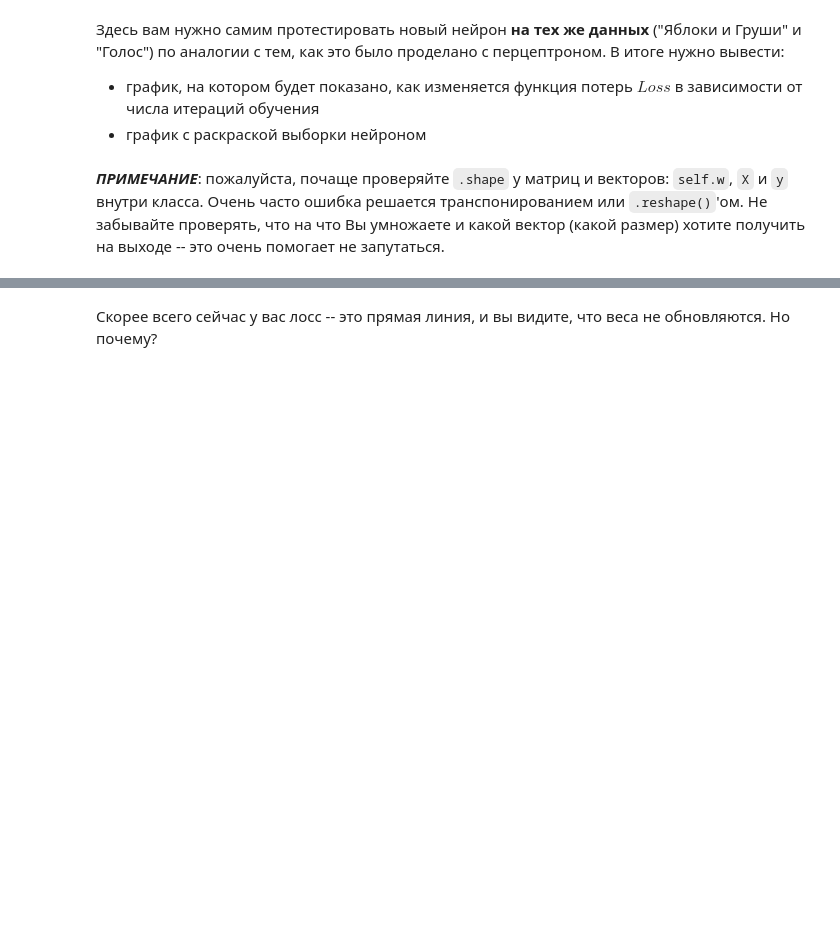
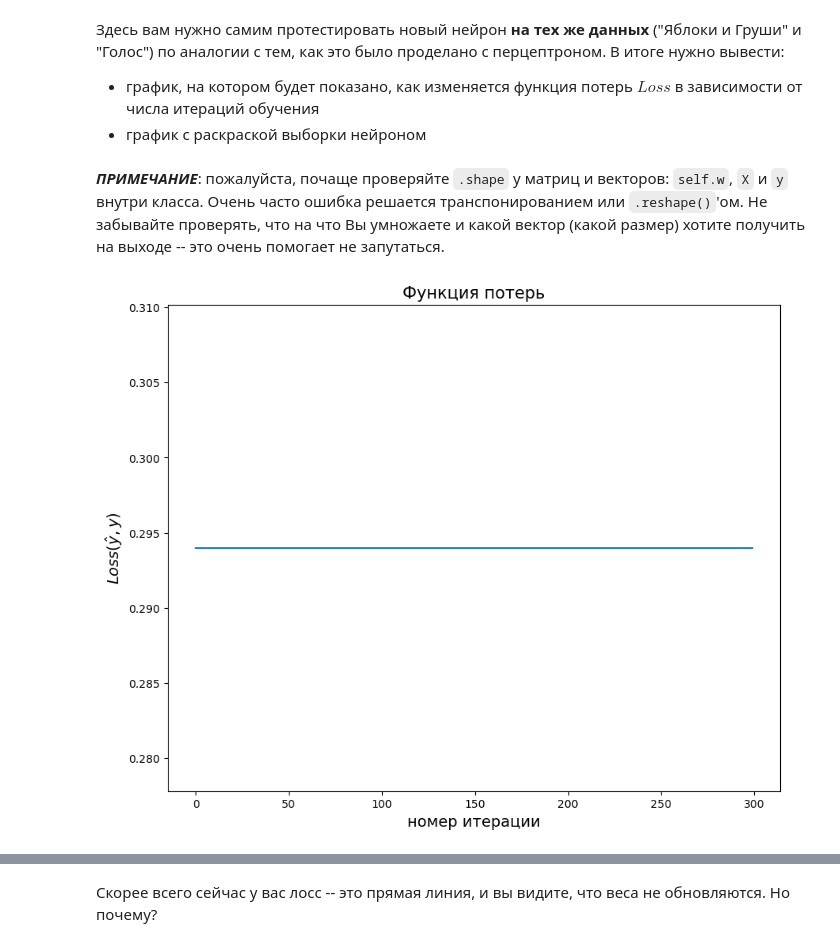
Before and after one commit to MGSDS/Itmo-ML, a Jupyter notebook: Lab 6/test 6.2 neuron_activations.ipynb, the cells around one changed output, grey strips where cells are left out. Drawn from its saved outputs; the diff is of its cells as text; code cells hidden in the pictures; blank space fills up the shorter version.

```diff
--- a/Lab 6/test 6.2 neuron_activations.ipynb
+++ b/Lab 6/test 6.2 neuron_activations.ipynb
@@ -98,0 +101,4 @@ def relu_derivative(x):
+# %%
+def relu(x):
+    """ReLU-функция"""
+    return np.array(list(map(lambda y: 0 if y <= 0 else y, x.ravel()))).reshape(-1, 1)
@@ -110,7 +120,7 @@ class NeuronReLU:
 
 
     def activate(self, x):
-        <Ваш код здесь>
+        return relu(x)
 
 
     def forward_pass(self, X):
@@ -119,9 +129,10 @@ class NeuronReLU:
         :param: X -- матрица примеров размера (n, m), каждая строка - отдельный объект
         :return: вектор размера (n, 1) из нулей и единиц с ответами нейрона
         """
-        n = X.shape[0]
-        y_pred = np.zeros((n, 1))  # y_pred == y_predicted - предсказанные классы
-        <Ваш код здесь>
+        # n = X.shape[0]
+        # y_pred = np.zeros((n, 1))  # y_pred == y_predicted - предсказанные классы
+
+        return self.activate(X @ self.w + self.b)
 
 
     def backward_pass(self, X, y, y_pred, learning_rate=0.005):
@@ -135,8 +146,11 @@ class NeuronReLU:
         """
         n = len(y)
         y = np.array(y).reshape(-1, 1)
-        <Ваш код здесь>
 
+        for i in range(n):
+            if y_pred[i] > 0:
+                self.w -= learning_rate * X[i, np.newaxis].T @ (y_pred[i, np.newaxis] - y[i, np.newaxis]) / n
+                self.b -= learning_rate * (y_pred[i] - y[i]) / n
 
     def fit(self, X, y, num_epochs=300):
         """
@@ -146,14 +160,22 @@ class NeuronReLU:
                 num_epochs -- количество итераций обучения
         :return: losses -- вектор значений функции потерь
         """
-        self.w = np.zeros((X.shape[1], 1))  # столбец (m, 1)
-        self.b = 0  # смещение (число)
-        Loss_values = []  # значения функции потерь на различных итерациях обновления весов
 
-        for i in range(num_epochs):
-            <Ваш код здесь>
+        if self.w is None:
+            self.w = np.random.rand(X.shape[1], 1)
+            self.b = np.random.rand(1)
 
-        return Loss_values
+        loss_values = []  # значения функции потерь на различных итерациях обновления весов
+
+        for i in trange(num_epochs):
+            # предсказания с текущими весами
+            y_pred = self.forward_pass(X)
+            # считаем функцию потерь с текущими весами
+            loss_values.append(loss(y_pred, y))
+            # обновляем веса по формуле градиентного спуска
+            self.backward_pass(X, y, y_pred)
+
+        return loss_values
 # %% [markdown]
 <h3 style="text-align: center;"><b>Тестирование нейрона с ReLU</b></h3>
 # %% [markdown]
@@ -166,12 +188,17 @@ class NeuronReLU:
 # %%
 %%time
 
-neuron = <Ваш код здесь>
-Loss_values = <Ваш код здесь>
+w = np.zeros((X.shape[1], 1))
+b = 0
+
+neuron = NeuronReLU(w, b)
+Loss_values = neuron.fit(X, y)
 
 plt.figure(figsize=(10, 8))
 plt.plot(Loss_values)
 plt.title('Функция потерь', fontsize=15)
 plt.xlabel('номер итерации', fontsize=14)
 plt.ylabel('$Loss(\hat{y}, y)$', fontsize=14)
 plt.show()
+# %% [output]
+[figure, added]
```
Also changed, not shown: parts of 29 cells of this notebook.
